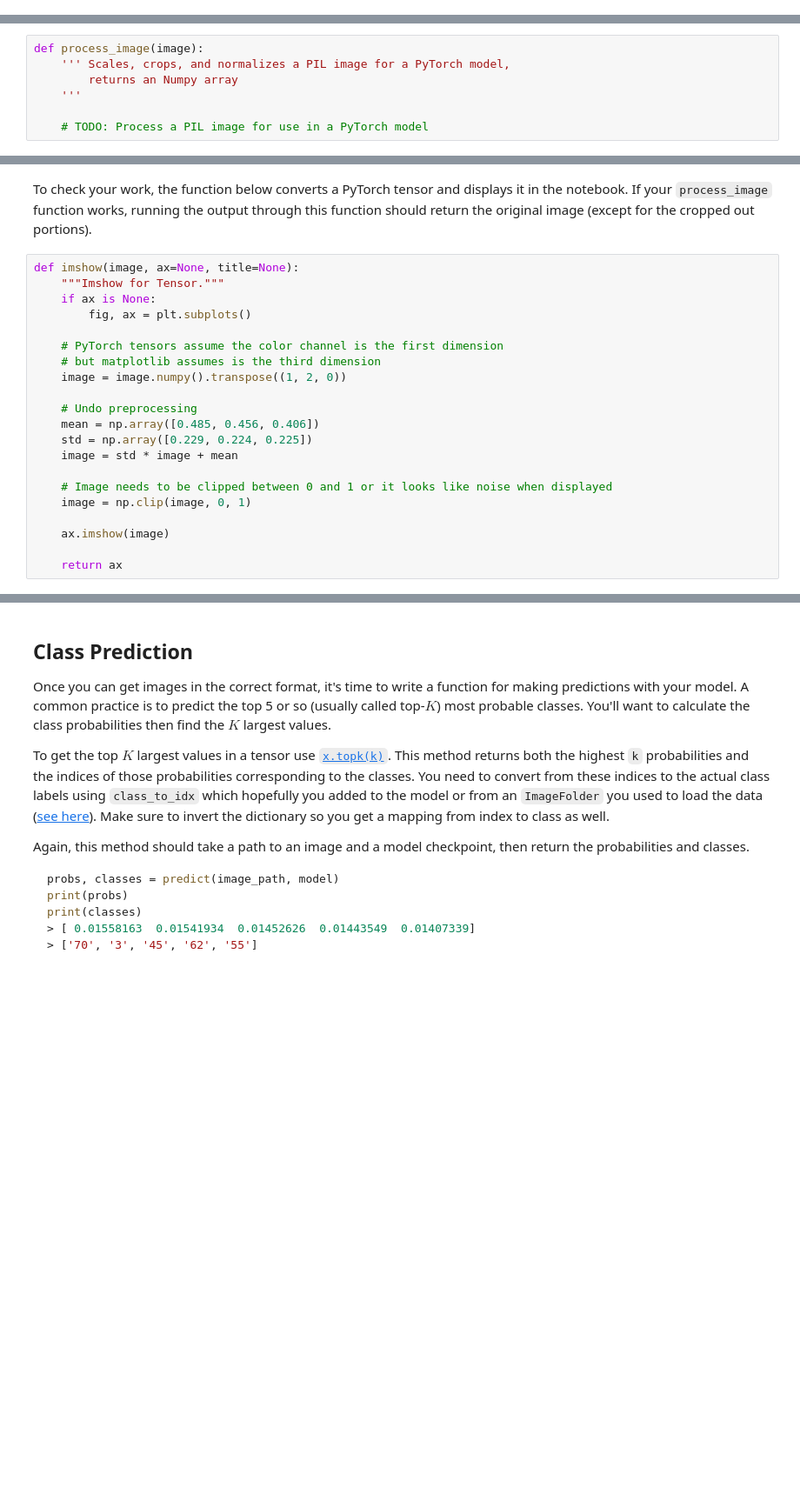
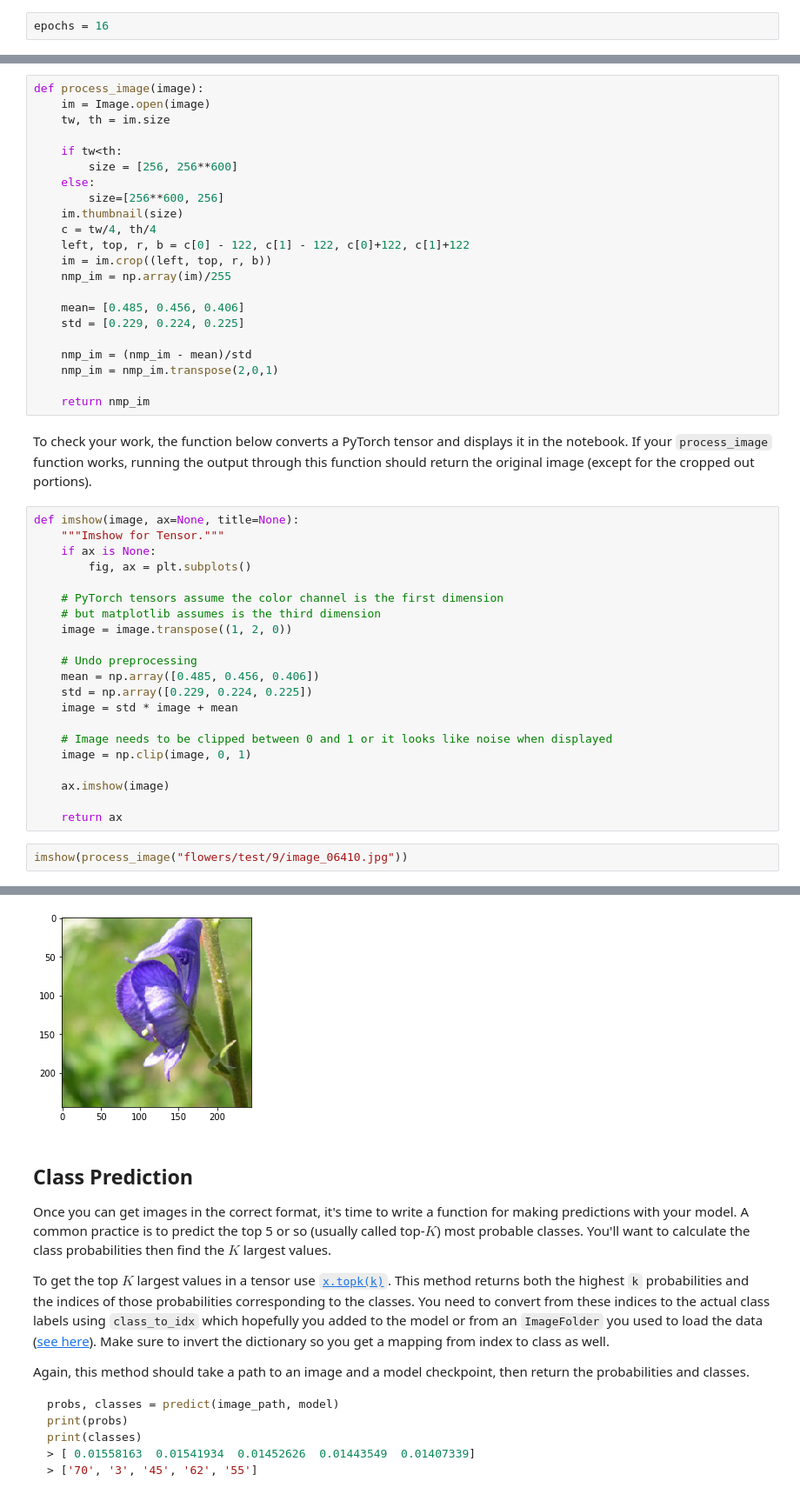
Before and after one commit to Aliaa-Ezz/Image-Classifier-CNN-Pytorch, a Jupyter notebook: Image Classifier Project.ipynb, the cells around one changed output, grey strips where cells are left out. Shown at 87% size. Cells and saved outputs as stored; diff of their text form; blank space fills up the shorter version.

```diff
--- a/Image Classifier Project.ipynb
+++ b/Image Classifier Project.ipynb
@@ -72,0 +185,2 @@ When training make sure you're updating only the weights of the feed-forward net
+# %%
+epochs = 16
@@ -118,10 +392,3 @@ Color channels of images are typically encoded as integers 0-255, but the model
 As before, the network expects the images to be normalized in a specific way. For the means, it's `[0.485, 0.456, 0.406]` and for the standard deviations `[0.229, 0.224, 0.225]`. You'll want to subtract the means from each color channel, then divide by the standard deviation.
 
 And finally, PyTorch expects the color channel to be the first dimension but it's the third dimension in the PIL image and Numpy array. You can reorder dimensions using [`ndarray.transpose`](https://docs.scipy.org/doc/numpy-1.13.0/reference/generated/numpy.ndarray.transpose.html). The color channel needs to be first and retain the order of the other two dimensions.
-# %%
-def process_image(image):
-    ''' Scales, crops, and normalizes a PIL image for a PyTorch model,
-        returns an Numpy array
-    '''
-
-    # TODO: Process a PIL image for use in a PyTorch model
@@ -128,3 +397,25 @@ def process_image(image):
+# %%
+def process_image(image):
+    im = Image.open(image)
+    tw, th = im.size
+
+    if tw<th:
+        size = [256, 256**600]
+    else:
+        size=[256**600, 256]
+    im.thumbnail(size)
+    c = tw/4, th/4
+    left, top, r, b = c[0] - 122, c[1] - 122, c[0]+122, c[1]+122
+    im = im.crop((left, top, r, b))
+    nmp_im = np.array(im)/255
+
+    mean= [0.485, 0.456, 0.406]
+    std = [0.229, 0.224, 0.225]
+
+    nmp_im = (nmp_im - mean)/std
+    nmp_im = nmp_im.transpose(2,0,1)
+
+    return nmp_im
 # %% [markdown]
 To check your work, the function below converts a PyTorch tensor and displays it in the notebook. If your `process_image` function works, running the output through this function should return the original image (except for the cropped out portions).
 # %%
@@ -135,7 +426,7 @@ def imshow(image, ax=None, title=None):
 
     # PyTorch tensors assume the color channel is the first dimension
     # but matplotlib assumes is the third dimension
-    image = image.numpy().transpose((1, 2, 0))
+    image = image.transpose((1, 2, 0))
 
     # Undo preprocessing
     mean = np.array([0.485, 0.456, 0.406])
@@ -148,3 +439,6 @@ def imshow(image, ax=None, title=None):
     ax.imshow(image)
 
     return ax
+# %%
+imshow(process_image("flowers/test/9/image_06410.jpg"))
+# %% [output]
@@ -151,3 +446,4 @@ def imshow(image, ax=None, title=None):
+[figure, added]
 # %% [markdown]
 ## Class Prediction
 
```
Also changed, not shown: parts of 40 cells of this notebook, 1 other file.
